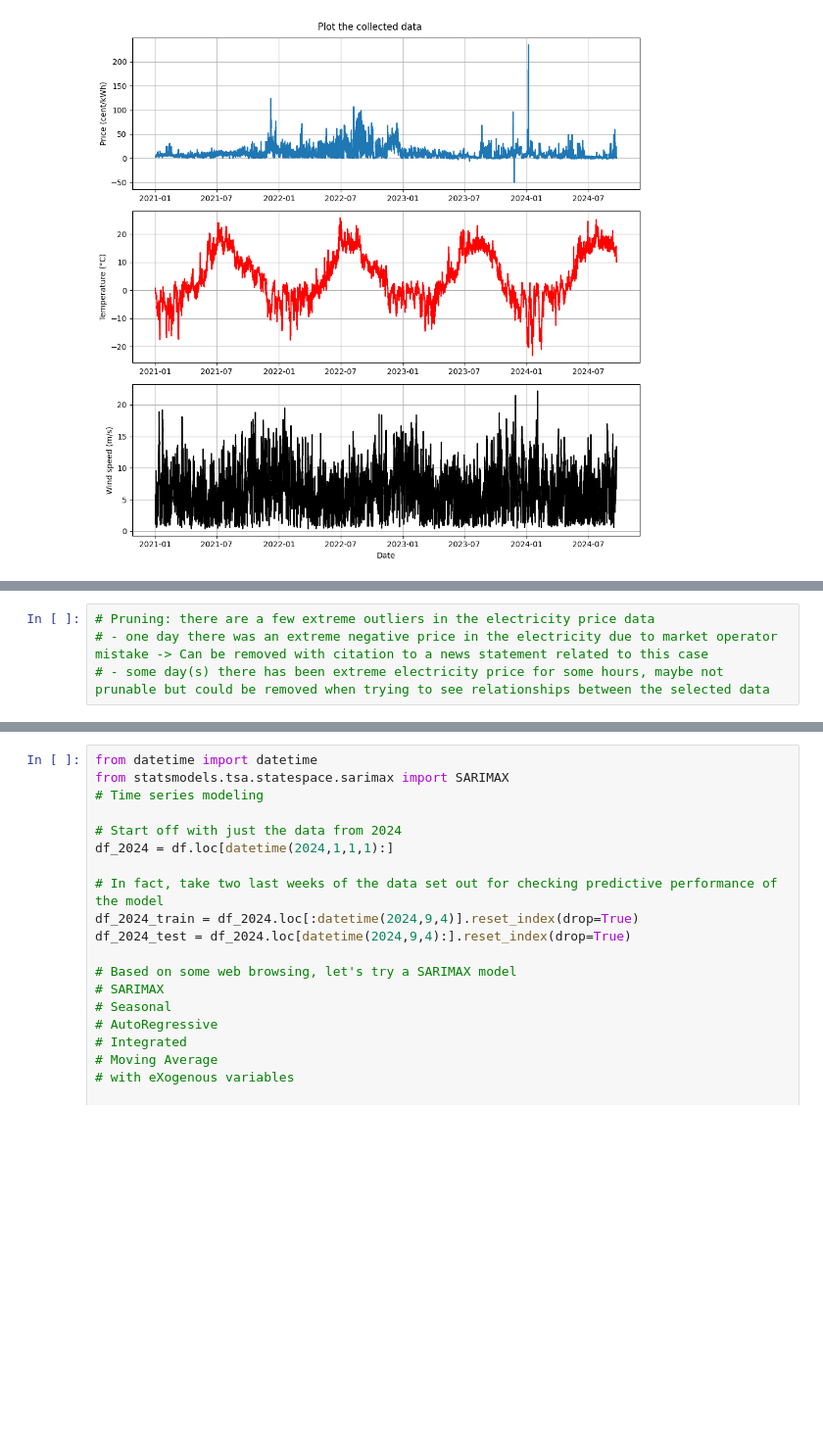
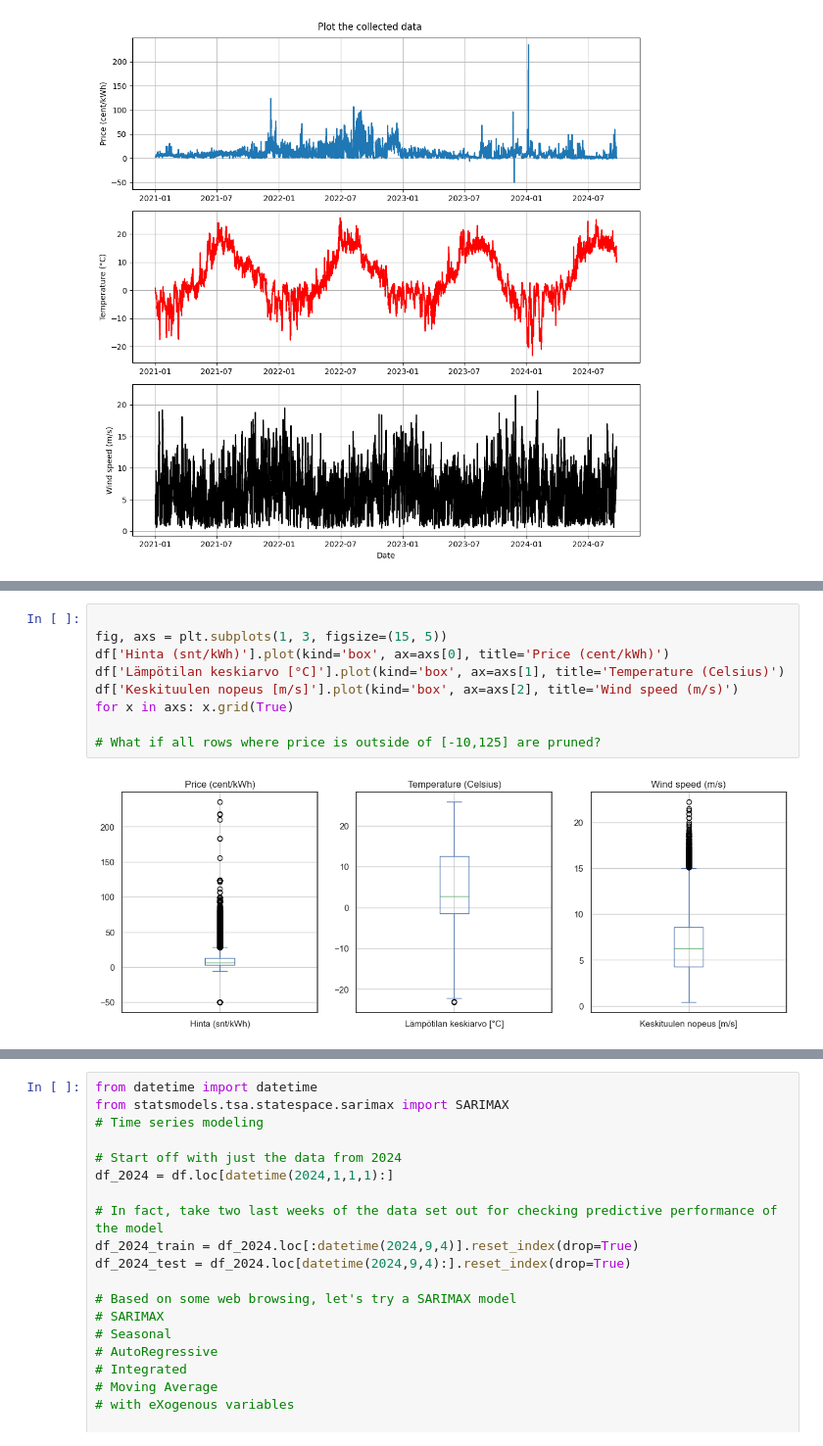
Before and after one commit to pirstov/Intro_to_DS_project, a Jupyter notebook: notebook.ipynb, the cells around one changed output, grey strips where cells are left out. Shown at 98% size. Cells and saved outputs as stored; diff of their text form; blank space fills up the shorter version.

```diff
--- a/notebook.ipynb
+++ b/notebook.ipynb
@@ -179,4 +178,11 @@ g.map_diag(sns.kdeplot, lw=1.5)
-# %%
-# Pruning: there are a few extreme outliers in the electricity price data
-# - one day there was an extreme negative price in the electricity due to market operator mistake -> Can be removed with citation to a news statement related to this case
-# - some day(s) there has been extreme electricity price for some hours, maybe not prunable but could be removed when trying to see relationships between the selected data
+# %%
+
+fig, axs = plt.subplots(1, 3, figsize=(15, 5))
+df['Hinta (snt/kWh)'].plot(kind='box', ax=axs[0], title='Price (cent/kWh)')
+df['Lämpötilan keskiarvo [°C]'].plot(kind='box', ax=axs[1], title='Temperature (Celsius)')
+df['Keskituulen nopeus [m/s]'].plot(kind='box', ax=axs[2], title='Wind speed (m/s)')
+for x in axs: x.grid(True)
+
+# What if all rows where price is outside of [-10,125] are pruned?
+# %% [output]
+[figure, added]
```
Also changed, not shown: parts of 4 cells of this notebook.
